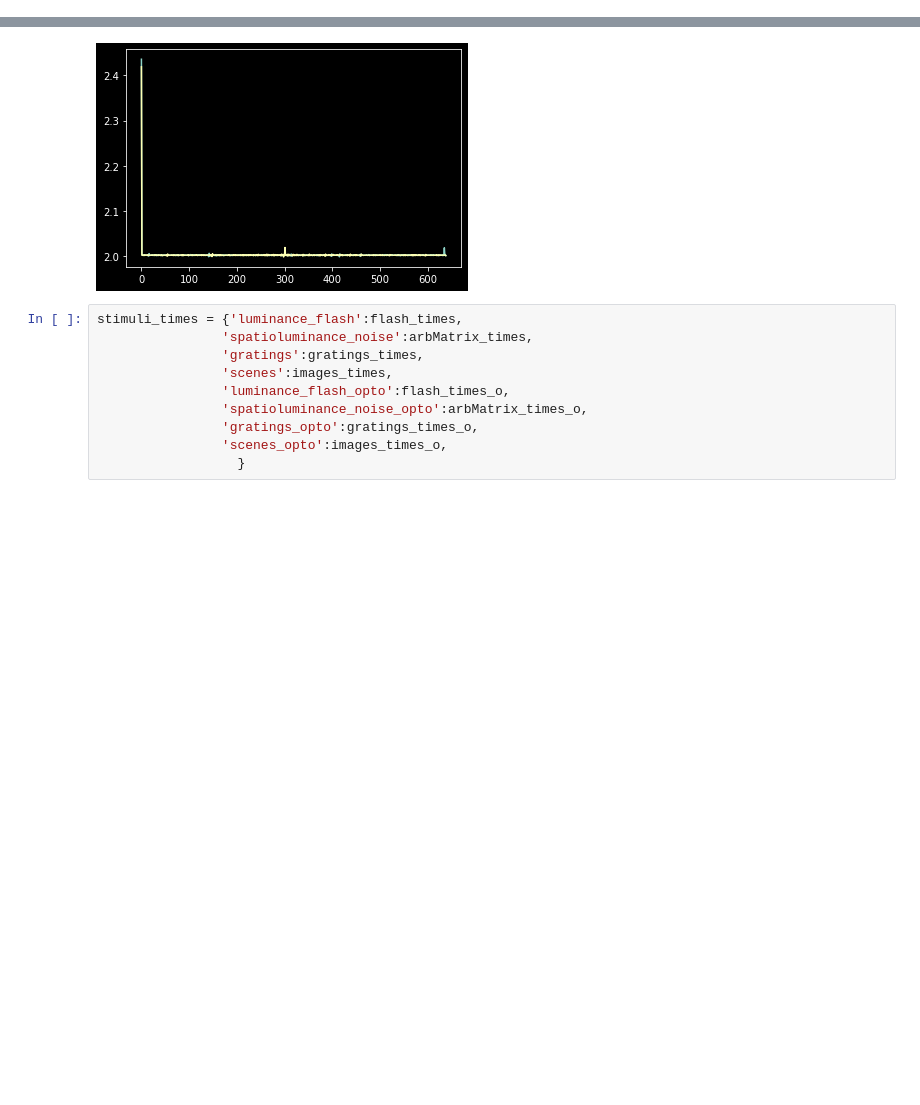
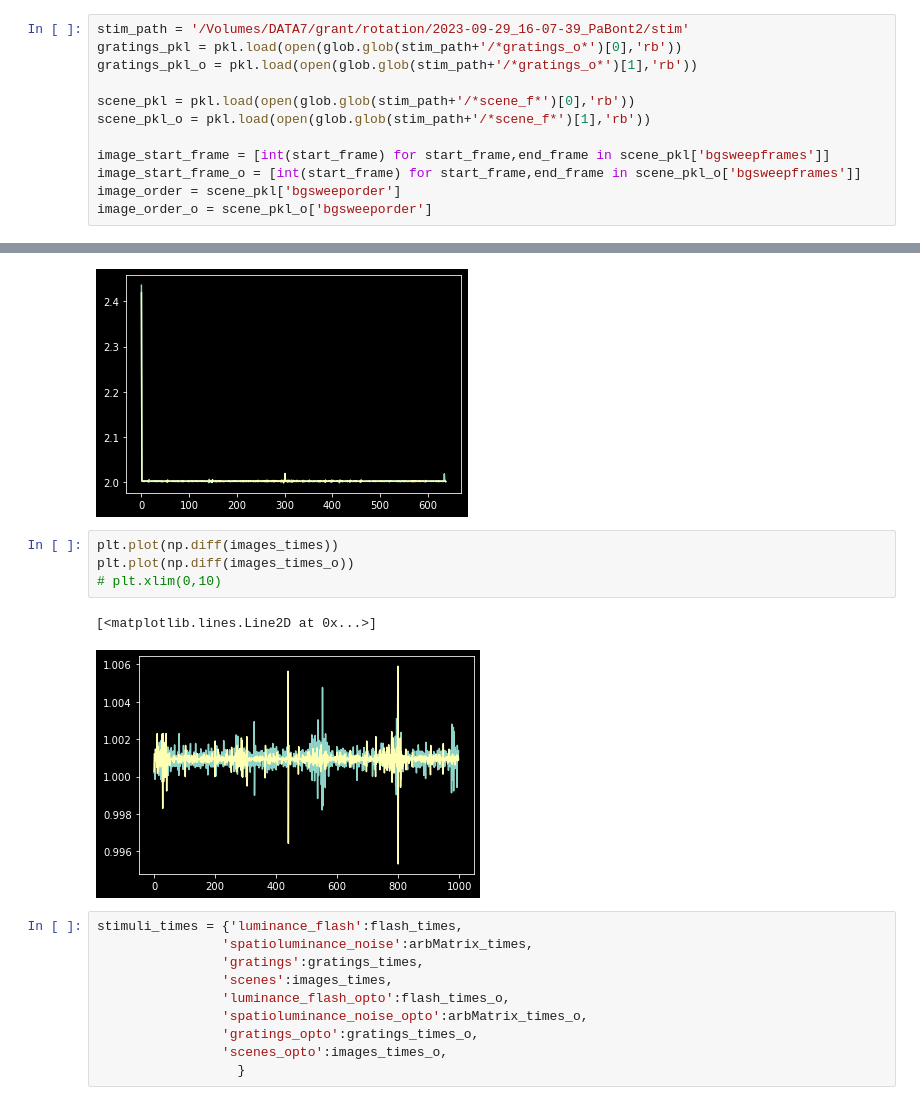
Before and after one commit to denmanlab/djd_notebooks, a Jupyter notebook: makeNWB_paBont_grant.ipynb, the cells around one changed output, grey strips where cells are left out. Drawn from its saved outputs; the diff is of its cells as text; blank space fills up the shorter version.

```diff
--- a/makeNWB_paBont_grant.ipynb
+++ b/makeNWB_paBont_grant.ipynb
@@ -47,6 +27,18 @@ experiment_description= 'Denman Lab, University of Colorado Anschutz. Test of Pa
 
 probeids = ['A','B','C']
 probedepths = [1050,1050,3450]
+# %%
+stim_path = '/Volumes/DATA7/grant/rotation/2023-09-29_16-07-39_PaBont2/stim'
+gratings_pkl = pkl.load(open(glob.glob(stim_path+'/*gratings_o*')[0],'rb'))
+gratings_pkl_o = pkl.load(open(glob.glob(stim_path+'/*gratings_o*')[1],'rb'))
+
+scene_pkl = pkl.load(open(glob.glob(stim_path+'/*scene_f*')[0],'rb'))
+scene_pkl_o = pkl.load(open(glob.glob(stim_path+'/*scene_f*')[1],'rb'))
+
+image_start_frame = [int(start_frame) for start_frame,end_frame in scene_pkl['bgsweepframes']]
+image_start_frame_o = [int(start_frame) for start_frame,end_frame in scene_pkl_o['bgsweepframes']]
+image_order = scene_pkl['bgsweeporder']
+image_order_o = scene_pkl_o['bgsweeporder']
 # %%
 from open_ephys.analysis import Session
 
@@ -159,6 +151,13 @@ plt.plot(np.diff(gratings_times_o))
 # %% [output]
 [<matplotlib.lines.Line2D at 0x...>]
 [figure]
+# %%
+plt.plot(np.diff(images_times))
+plt.plot(np.diff(images_times_o))
+# plt.xlim(0,10)
+# %% [output]
+[<matplotlib.lines.Line2D at 0x...>]
+[figure, added]
 # %%
 stimuli_times = {'luminance_flash':flash_times,
                 'spatioluminance_noise':arbMatrix_times,
```
Also changed, not shown: parts of 7 cells of this notebook.
